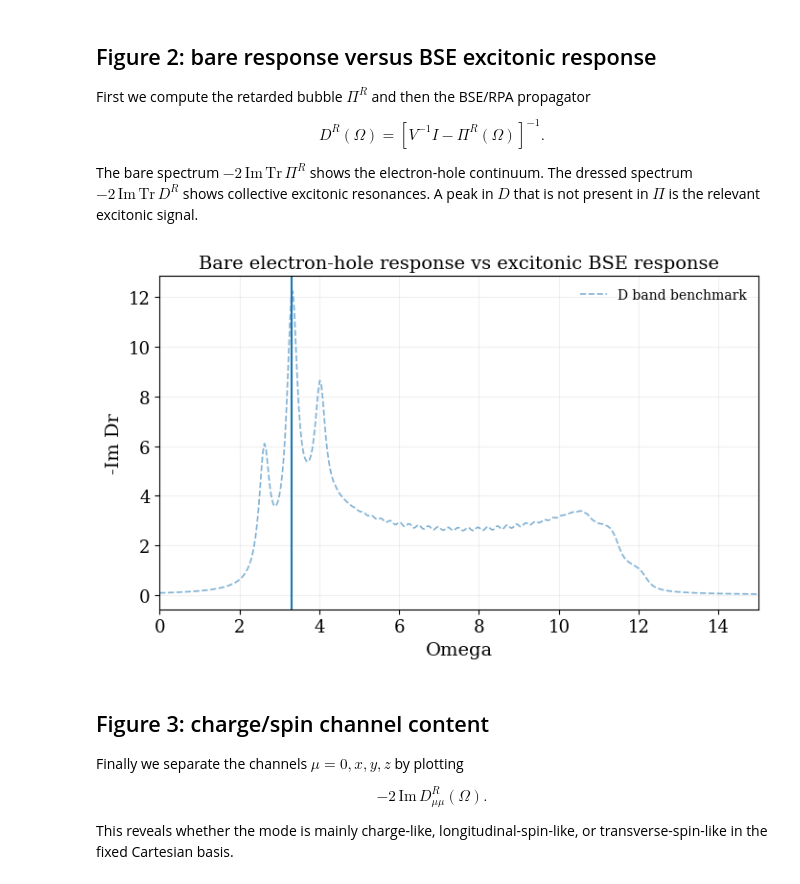
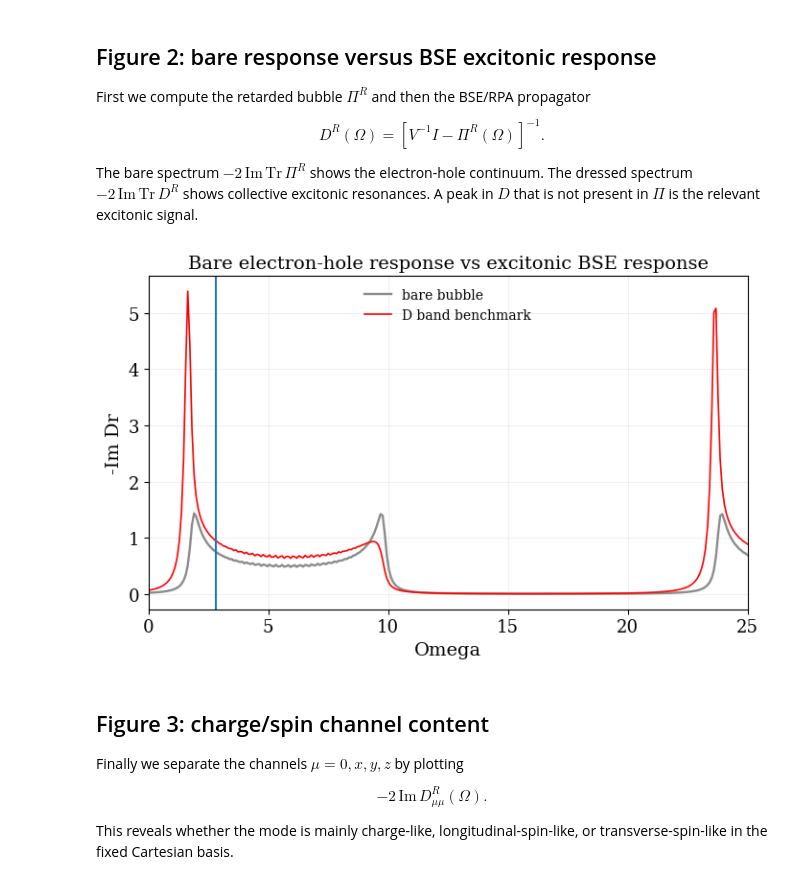
Before and after one commit to fegarciaga/05_tJ_exciton, a Jupyter notebook: RPA-exciton/StaticBethe.ipynb, the cells around one changed output. Cells and saved outputs as stored; diff of their text form; code cells hidden in the pictures.

```diff
--- a/RPA-exciton/StaticBethe.ipynb
+++ b/RPA-exciton/StaticBethe.ipynb
@@ -57,9 +57,9 @@ rc("legend", fontsize=10)
 L = 100#36                        # momentum points; increase for production
 γ = 1.0                       # intralayer hopping
 Δ_layer = 8.0                 # energy offset between layers: ε1=+Δ/2+εk, ε2=-Δ/2+εk
-Jsd = 0.35                    # s-d coupling
+Jsd = -1.0#0.1                    # s-d coupling
 Mmag = 1.0                    # magnitude of the classical magnetizations
-θ = 0.0#π/4                   # fixed angle between M1 and M2
+θ = π/4                   # fixed angle between M1 and M2
 V = -1.2                      # effective excitonic attraction in D=(V^{-1}-Π)^{-1}
 T = 0.08                      # electronic temperature
 μchem = 0.0                   # common chemical potential
@@ -69,8 +69,8 @@ T = 0.08                      # electronic temperature
 ηe = 0.08                     # electronic Green-function broadening
 ηΩ = 2ηe                      # effective broadening of the band benchmark
 
-Ωmin, Ωmax, NΩ = 0.0, 15.0, 401#121 -20.0
-ωmin, ωmax, Nω = -15.0, 15.0, 601#601#401
+Ωmin, Ωmax, NΩ = -10.0, 25.0, 401#121 -20.0 -10.0, 15.0, 401
+ωmin, ωmax, Nω = -25.0, 25.0, 601#601#401 -15.0, 15.0, 601
 ks = collect(range(-π, stop=π - 2π/L, length=L))
 Ωs = collect(range(Ωmin, Ωmax, length=NΩ))
 ωs = collect(range(ωmin, ωmax, length=Nω))
@@ -106,6 +106,8 @@ function h_layer(k, M; layer::Int)
     energy = (ϵk(k) + offset) * σ_spin_0 - Jsd * (M[1]*σ_spin_x + M[2]*σ_spin_y + M[3]*σ_spin_z)
     energy .*= (-1)^(layer+1)
     energy .-= layer_chemical_potential(layer) * σ_spin_0
+    energy .+=10.0* σ_spin_z .+  10*σ_spin_0
+
     return energy
 end
 
@@ -283,38 +312,38 @@ $$D^R(\Omega)=\left[V^{-1}I-\Pi^R(\Omega)\right]^{-1}.$$
 
 The bare spectrum $-2\,\mathrm{Im}\,\mathrm{Tr}\,\Pi^R$ shows the electron-hole continuum. The dressed spectrum $-2\,\mathrm{Im}\,\mathrm{Tr}\,D^R$ shows collective excitonic resonances. A peak in $D$ that is not present in $\Pi$ is the relevant excitonic signal.
 # %%
-# AΠ = [-2 * imag(tr(Π[:, :, iΩ])) for iΩ in axes(Π, 3)]
+AΠ = [-2 * imag(tr(Π_band[:, :, iΩ])) for iΩ in axes(Π_band, 3)]
 # detvals = [abs(det((1/V) * Matrix{ComplexF64}(I, 4, 4) - Π[:, :, iΩ])) for iΩ in axes(Π, 3)]
 # i_peak = argmax(AD)
 # i_det = argmin(detvals)
 
 # Π and D do not have the same units/scale. Plot a rescaled bare response
 # only as a shape/continuum reference on the same axis.
-# scale_AΠ = 1.0#maximum(abs.(AΠ)) > 0 ? maximum(abs.(AD)) / maximum(abs.(AΠ)) : 1.0
-# AΠ_scaled = scale_AΠ .* AΠ
+scale_AΠ = 1.0#maximum(abs.(AΠ)) > 0 ? maximum(abs.(AD)) / maximum(abs.(AΠ)) : 1.0
+AΠ_scaled = scale_AΠ .* AΠ
 
 fig, ax = subplots(figsize=(7.2, 4.6))
-# ax.plot(Ωs, AΠ_scaled; color="#8c8c8c", lw=1.7, alpha=0.85, label="bare bubble -2 Im Tr Pi (scaled)")
+ax.plot(Ωs, AΠ_scaled; color="#8c8c8c", lw=1.7, alpha=1.0, label="bare bubble ")
 # ax.plot(Ωs, AD; color="black", lw=2.3, label="BSE D from Langreth Pi")
-ax.plot(Ωs, AD_band; color="#2c7fb8", lw=1.2, ls="--", alpha=0.6, label="D band benchmark")
+ax.plot(Ωs, AD_band; color="red", lw=1.2, ls="-", alpha=1.0, label="D band benchmark")
 #ax.axvline(Ωs[i_peak], color="black", lw=1.0, ls=":", label="D peak")
 #ax.axvline(Ωs[i_det], color="#d95f0e", lw=1.0, ls="--", label="min det")
 ax.set_xlabel("Omega")
 ax.set_ylabel("-Im Dr")
 ax.set_title("Bare electron-hole response vs excitonic BSE response")
 ax.grid(alpha=0.18)
 ax.legend(frameon=false)
-ax.set_xlim(0, 15)
+ax.set_xlim(-0.0, 25)
 
-ax.axvline(3.3)
+ax.axvline(2.8)
 
 fig.tight_layout()
 
 # @printf("Langreth D peak: Omega = %+8.5f, weight = %+10.6f\n", Ωs[i_peak], AD[i_peak])
 # @printf("min |det(V^{-1}I-Pi)|: Omega = %+8.5f, value = %.6e\n", Ωs[i_det], detvals[i_det])
 # @printf("bare bubble scaling factor used in plot: %.6e\n", scale_AΠ)
 # %% [output]
-[figure, old version]
+[figure, new version]
 # %% [markdown]
 ## Figure 3: charge/spin channel content
 
```
Also changed, not shown: parts of 14 cells of this notebook, 4 other files.
